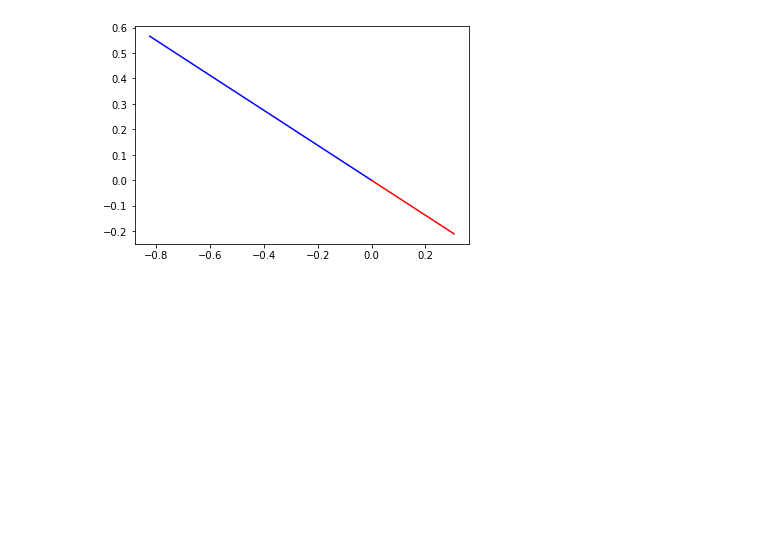
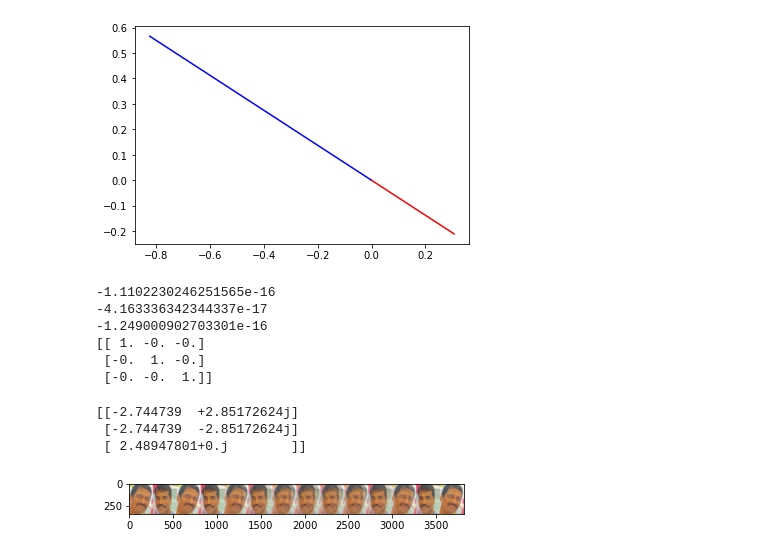
Before and after one commit to shivakumarjayaraman/ds, a Jupyter notebook: Eigenvalues.ipynb, the cells around one changed output. Cells and saved outputs as stored; diff of their text form; code cells hidden in the pictures; blank space fills up the shorter version.

```diff
--- a/Eigenvalues.ipynb
+++ b/Eigenvalues.ipynb
@@ -27,3 +27,61 @@ plt.plot([0, scaledEv2[0]], [0,scaledEv2[1]], 'r-')
 # %% [output]
 [<matplotlib.lines.Line2D at 0x...>]
 [figure]
+# %%
+A = np.random.randint(-3, 4, (3, 3))
+sym = A.T@A
+
+## eigenvectors of symmetric matrix are pairwise orthogonal
+L, V = np.linalg.eig(sym)
+
+print (np.dot(V[:, 0], V[:, 1]))
+print (np.dot(V[:, 0], V[:, 2]))
+print (np.dot(V[:, 1], V[:, 2]))
+
+print ((V.T@V).round())
+# %% [output]
+-1.1102230246251565e-16
+-4.163336342344337e-17
+-1.249000902703301e-16
+[[ 1. -0. -0.]
+ [-0.  1. -0.]
+ [-0. -0.  1.]]
+# %%
+A = np.array([[-3, -3, 0], [3, -2, 3], [0, 1, 2]])
+L, V = np.linalg.eig(A)
+print (L.reshape(3, 1))
+# %% [output]
+[[-2.744739  +2.85172624j]
+ [-2.744739  -2.85172624j]
+ [ 2.48947801+0.j        ]]
+# %%
+from PIL import Image
+
+vendu = Image.open("Vendu.png")
+nks = Image.open("Nks.png").resize(vendu.size)
+
+vdata = np.array(vendu)
+ndata = np.array(nks)
+
+
+comb = np.hstack((vdata, ndata))
+for i in range(6) :
+    vd = (ndata*(i/5)) +  (vdata * ((5-i)/5))
+    nd = (vdata*(i/5)) +  (ndata * ((5-i)/5))
+    newd = np.hstack((vd, nd))
+    comb = np.hstack((comb, newd)).astype('uint8')
+
+
+#plt.imshow(vd)
+plt.imshow(comb)
+combIm = Image.fromarray(comb)
+combIm.save("modify.png")
+
+#print (lv[0:6])
+#print (venduPixels[0:6, :, :])
+#nksPixels = list(nks.getdata())
+
+#plt.imshow(vendu)
+#plt.imshow(vIm)
+# %% [output]
+[figure, added]
```
Also changed, not shown: parts of 1 cell of this notebook.
